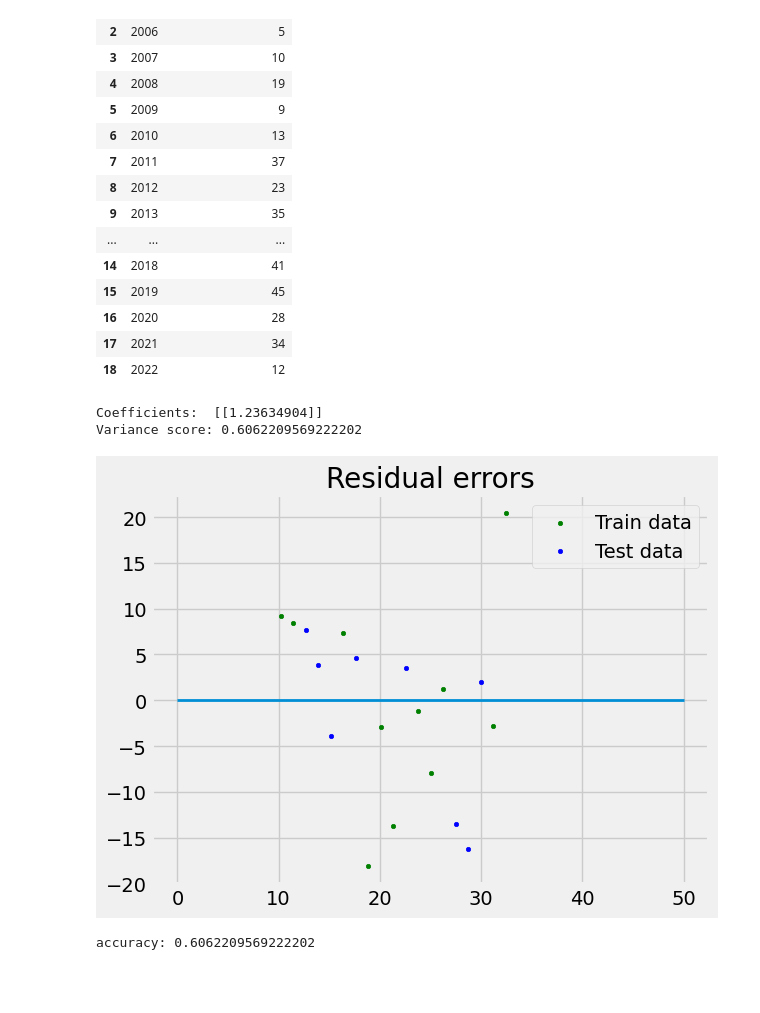
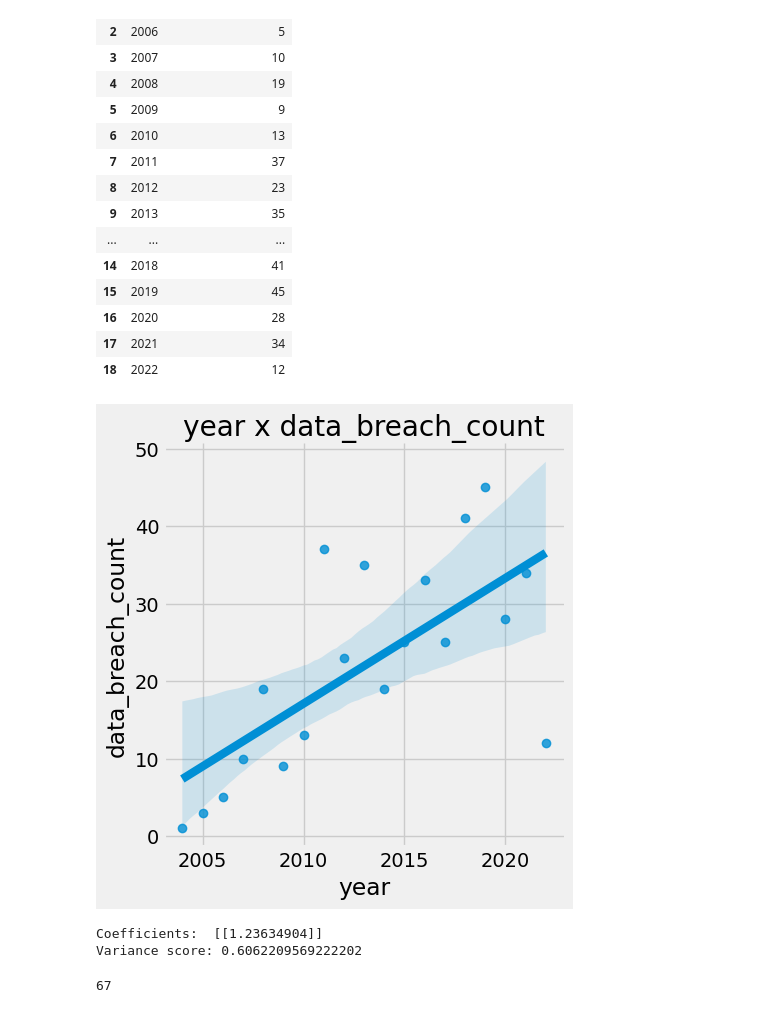
Before and after one commit to eliasmarcon/Solution_Deployment_Projekt, a Jupyter notebook: Model.ipynb, the cells around one changed output. Drawn from its saved outputs; the diff is of its cells as text; code cells hidden in the pictures; blank space fills up the shorter version.

Commit message:
added scatterplot, prediction result as int

```diff
--- a/Model.ipynb
+++ b/Model.ipynb
@@ -37,13 +38,21 @@ df_model
 | 16 | 2020 | 28 |
 | 17 | 2021 | 34 |
 | 18 | 2022 | 12 |
+# %%
+# defining feature matrix(X) and response vector(y)
+target = 'data_breach_count'
+feature = 'year'
+
+X = df_model[feature].values.reshape(-1,1)
+y = df_model[target].values.reshape(-1,1)
+
+## plotting original data
+sns.lmplot(data=df_model, x=feature, y=target)
+plt.title('year x data_breach_count')
+plt.show()
+# %% [output]
+[figure, added]
 # %%
-# defining feature matrix(X) and response vector(y)
-target = 'data_breach_count'
-feature = 'year'
-
-X = df_model[feature].values.reshape(-1,1)
-y = df_model[target].values.reshape(-1,1)
 
 # splitting X and y into training and testing sets
 X_train, X_test, y_train, y_test = train_test_split(X, y, test_size=0.4,
@@ -60,36 +69,12 @@ print('Coefficients: ', reg.coef_)
 
 # variance score: 1 means perfect prediction
 print('Variance score: {}'.format(reg.score(X_test, y_test)))
-
-# plot for residual error
-
-## setting plot style
-plt.style.use('fivethirtyeight')
-
-## plotting residual errors in training data
-plt.scatter(reg.predict(X_train), reg.predict(X_train) - y_train,
-			color = "green", s = 10, label = 'Train data')
-
-## plotting residual errors in test data
-plt.scatter(reg.predict(X_test), reg.predict(X_test) - y_test,
-			color = "blue", s = 10, label = 'Test data')
-
-## plotting line for zero residual error
-plt.hlines(y = 0, xmin = 0, xmax = 50, linewidth = 2)
-
-## plotting legend
-plt.legend(loc = 'upper right')
-
-## plot title
-plt.title("Residual errors")
-
-## method call for showing the plot
-plt.show()
-
-## show accuracy
-print("accuracy:",format(reg.score(X_test, y_test)))
 # %% [output]
 Coefficients:  [[1.23634904]]
 Variance score: 0.6062209569222202
-[figure, removed]
-accuracy: 0.6062209569222202
+# %%
+test_value = [[2050]]
+result = int(reg.predict(test_value))
+result
+# %% [output]
+67
```
Also changed, not shown: parts of 1 cell of this notebook.
